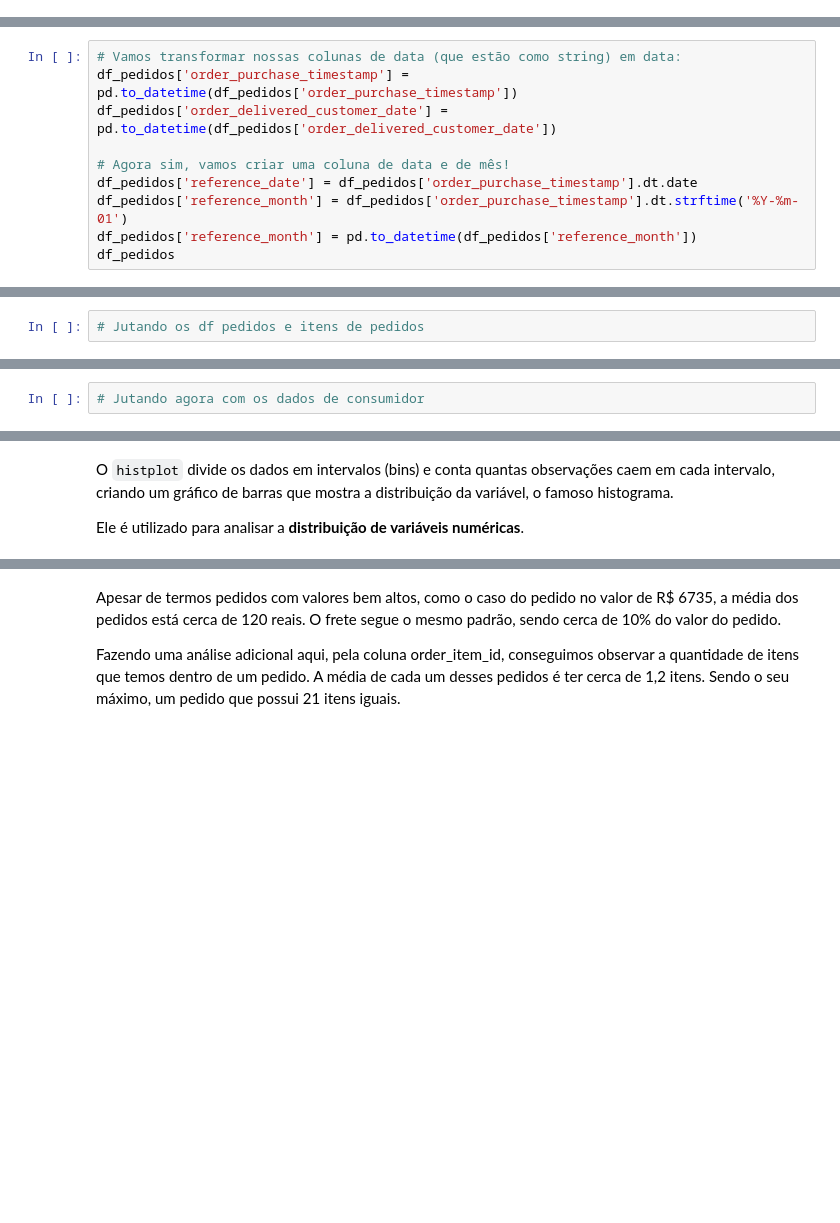
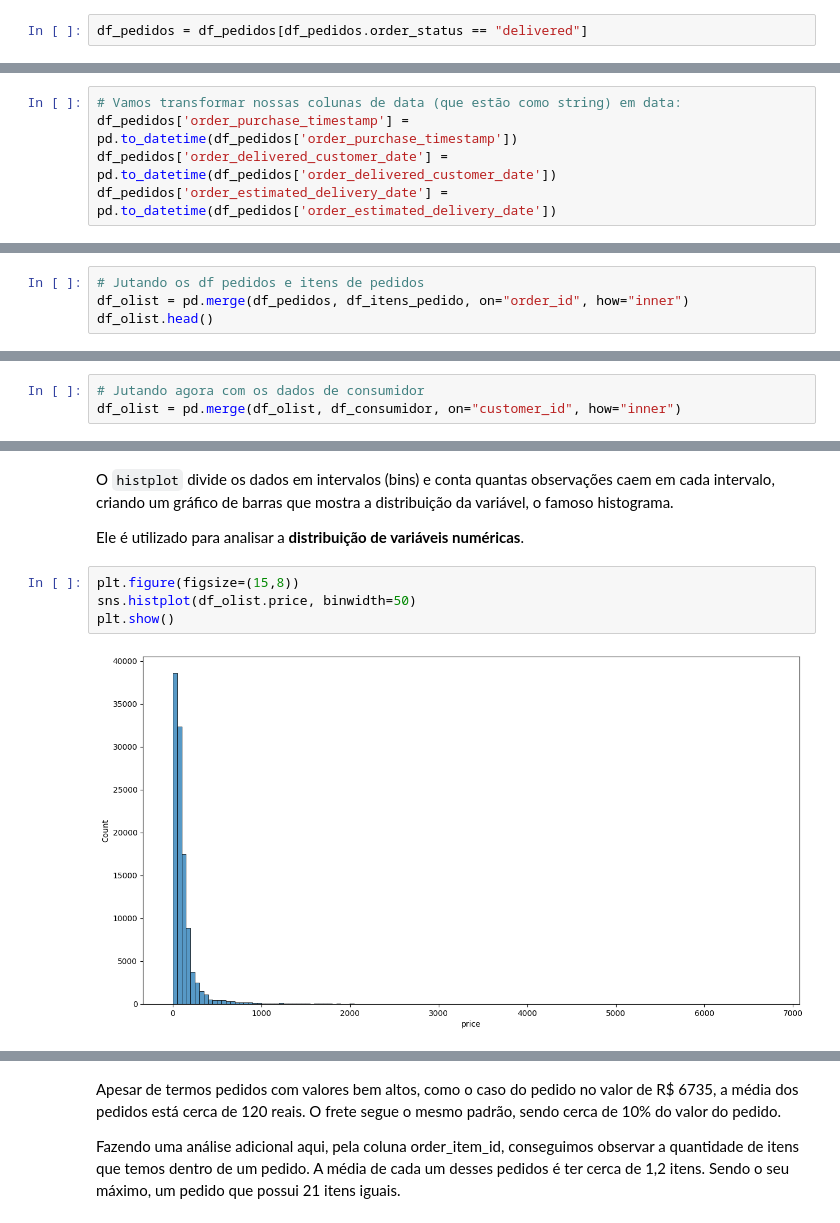
Before and after one commit to reprograma/on33-python-s14-analise-de-dados, a Jupyter notebook: material/s14_parte2.ipynb, the cells around one changed output, grey strips where cells are left out. Saved outputs shown, nothing was run; the diff lists cells and outputs as text; blank space fills up the shorter version.

```diff
--- a/material/s14_parte2.ipynb
+++ b/material/s14_parte2.ipynb
@@ -129,2 +466,4 @@ Agora iremos filtrar somente aqueles pedidos que foram finalizados, mas antes é
 # %% [markdown]
 Filtrando apenas os pedidos que foram entregues
+# %%
+df_pedidos = df_pedidos[df_pedidos.order_status == "delivered"]
@@ -134,9 +489,4 @@ Para fecharmos a limpeza dessa tabela de pedidos, precisamos criar uma coluna de
 # Vamos transformar nossas colunas de data (que estão como string) em data:
 df_pedidos['order_purchase_timestamp'] = pd.to_datetime(df_pedidos['order_purchase_timestamp'])
 df_pedidos['order_delivered_customer_date'] = pd.to_datetime(df_pedidos['order_delivered_customer_date'])
-
-# Agora sim, vamos criar uma coluna de data e de mês!
-df_pedidos['reference_date'] = df_pedidos['order_purchase_timestamp'].dt.date
-df_pedidos['reference_month'] = df_pedidos['order_purchase_timestamp'].dt.strftime('%Y-%m-01')
-df_pedidos['reference_month'] = pd.to_datetime(df_pedidos['reference_month'])
-df_pedidos
+df_pedidos['order_estimated_delivery_date'] = pd.to_datetime(df_pedidos['order_estimated_delivery_date'])
@@ -173,3 +719,5 @@ aqui é que queremos manter as informações que correspondem somente à pedidos
 Para unir os 3 datasets usaremos o método `merge()`, precisamos entender qual é a coluna em comum entre os 3: no nosso caso, serão as colunas customer_id e order_id.
 # %%
 # Jutando os df pedidos e itens de pedidos
+df_olist = pd.merge(df_pedidos, df_itens_pedido, on="order_id", how="inner")
+df_olist.head()
@@ -176,2 +731,3 @@ Para unir os 3 datasets usaremos o método `merge()`, precisamos entender qual
 # %%
 # Jutando agora com os dados de consumidor
+df_olist = pd.merge(df_olist, df_consumidor, on="customer_id", how="inner")
@@ -198,3 +778,9 @@ import matplotlib.pyplot as plt
 O `histplot` divide os dados em intervalos (bins) e conta quantas observações caem em cada intervalo, criando um gráfico de barras que mostra a distribuição da variável, o famoso histograma.
 
 Ele é utilizado para analisar a **distribuição de variáveis numéricas**.
+# %%
+plt.figure(figsize=(15,8))
+sns.histplot(df_olist.price, binwidth=50)
+plt.show()
+# %% [output]
+[figure, added]
```
Also changed, not shown: parts of 76 cells of this notebook, 1 other file.
